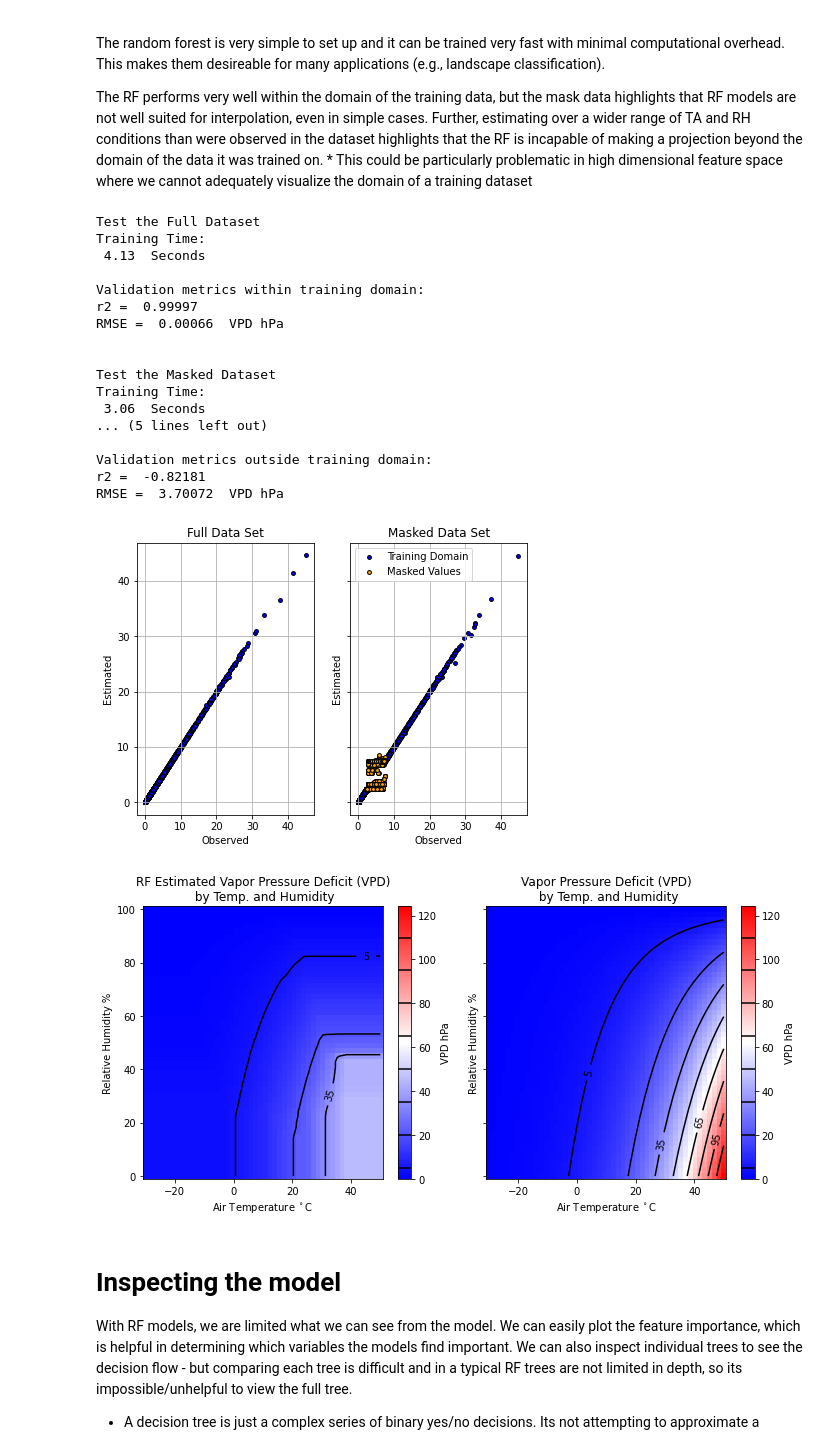
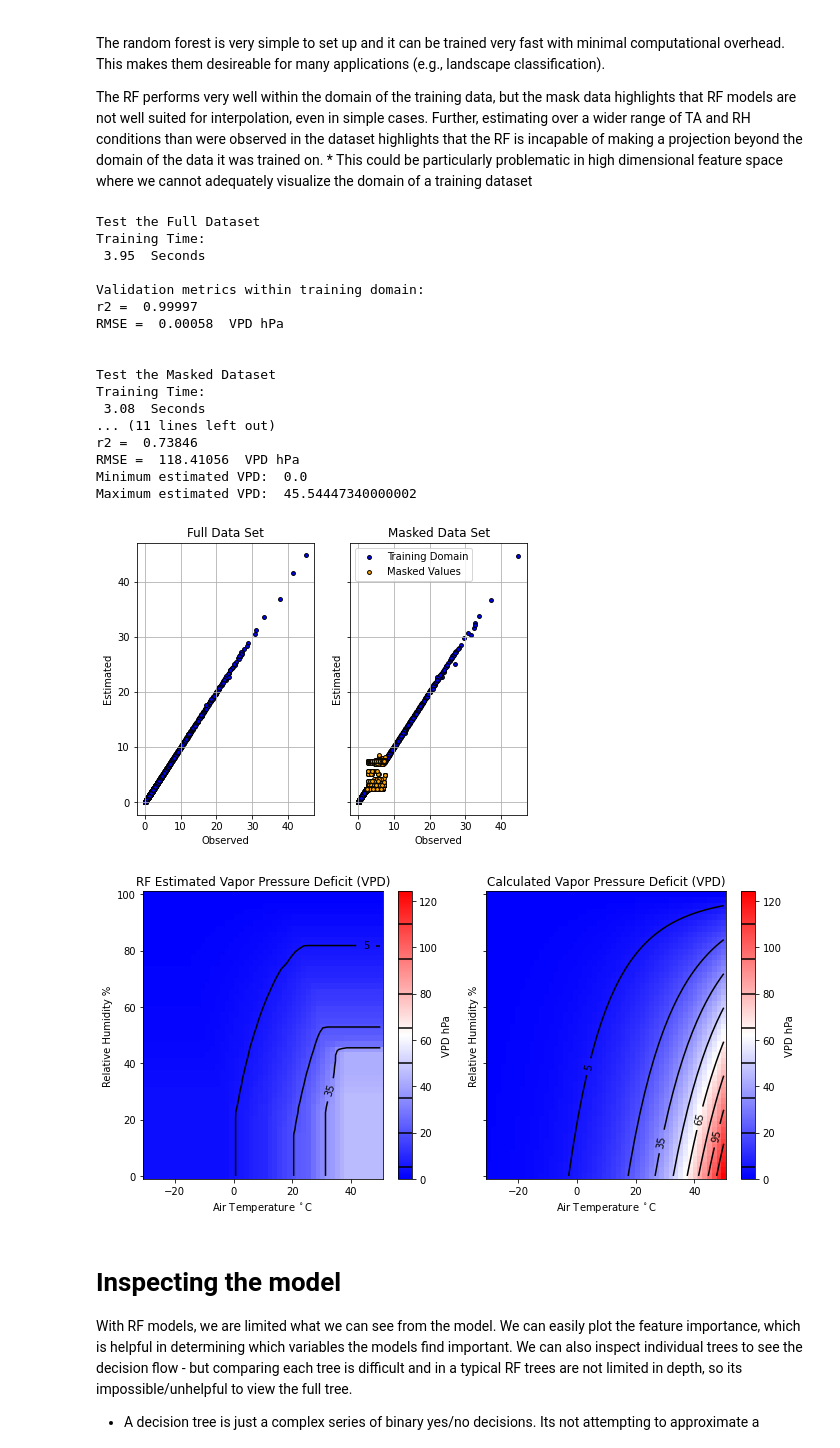
Before and after one commit to June-Skeeter/ML_Scripts, a Jupyter notebook: NN_v_RF_example.ipynb, the cells around one changed output. Saved outputs shown, nothing was run; the diff lists cells and outputs as text; code cells hidden in the pictures.

```diff
--- a/NN_v_RF_example.ipynb
+++ b/NN_v_RF_example.ipynb
@@ -132,6 +122,6 @@ ax = axes[1]
 Contour_Plot(ax,grid_TA,grid_RH,grid_VPD,cmap=cmap,norm=norm,unit=unit,bins=bins)
 ax.set_xlabel('Air Temperature $^\circ$C')
 ax.set_ylabel('Relative Humidity %')
-ax.set_title('Vapor Pressure Deficit (VPD)\n by Temp. and Humidity')
+ax.set_title('Calculated Vapor Pressure Deficit (VPD)')
 plt.tight_layout()
 # %% [output]
@@ -243,51 +219,60 @@ y_fill = RF_mask.predict(x_missing)
 R2 = metrics.r2_score(y_missing,y_fill)
 RMSE = metrics.mean_squared_error(y_missing,y_fill)
 print()
-print('Validation metrics outside training domain: \nr2 = ',
+print('Validation metrics for data gap: \nr2 = ',
         np.round(R2,5),'\nRMSE = ',np.round(RMSE,5),' '+unit)
 
 axes[1].scatter(y_missing,y_fill,label='Masked Values',color='orange',s=15,edgecolor='k')
 axes[1].set_title('Masked Data Set')
 axes[1].legend()
 
 # Test extrapolation capabilities
 
 RF_range_VPD = RF_full.predict(range_TA_RH.T)
 RF_grid_VPD = RF_range_VPD.T.reshape(grid_TA.shape)
 
+R2 = metrics.r2_score(grid_VPD.flatten(),RF_grid_VPD.flatten())
+RMSE = metrics.mean_squared_error(grid_VPD.flatten(),RF_grid_VPD.flatten())
+print()
+print('Validation metrics over wider Ta range (-30 to 50): \nr2 = ',
+        np.round(R2,5),'\nRMSE = ',np.round(RMSE,5),' '+unit)
+
+print('Minimum estimated VPD: ',RF_grid_VPD.min())
+print('Maximum estimated VPD: ',RF_grid_VPD.max())
+
 fig,axes=plt.subplots(1,2,figsize=(10,5),sharex=True,sharey=True)
 ax = axes[0]
 Contour_Plot(ax,grid_TA,grid_RH,RF_grid_VPD,cmap = cmap,norm=norm,unit=unit,bins=bins)
 ax.set_xlabel('Air Temperature $^\circ$C')
 ax.set_ylabel('Relative Humidity %')
-ax.set_title('RF Estimated Vapor Pressure Deficit (VPD)\n by Temp. and Humidity')
+ax.set_title('RF Estimated Vapor Pressure Deficit (VPD)')
 
 ax = axes[1]
 Contour_Plot(ax,grid_TA,grid_RH,grid_VPD,cmap = cmap,norm=norm,unit=unit,bins=bins)
 ax.set_xlabel('Air Temperature $^\circ$C')
 ax.set_ylabel('Relative Humidity %')
-ax.set_title('Vapor Pressure Deficit (VPD)\n by Temp. and Humidity')
+ax.set_title('Calculated Vapor Pressure Deficit (VPD)')
 plt.tight_layout()
 # %% [output]
 Test the Full Dataset
 Training Time:
- 4.13  Seconds
+ 3.95  Seconds
 
 Validation metrics within training domain:
 r2 =  0.99997
-RMSE =  0.00066  VPD hPa
+RMSE =  0.00058  VPD hPa
 
 
 Test the Masked Dataset
 Training Time:
- 3.06  Seconds
-... (5 lines left out)
-
-Validation metrics outside training domain:
-r2 =  -0.82181
-RMSE =  3.70072  VPD hPa
+ 3.08  Seconds
+... (11 lines left out)
+r2 =  0.73846
+RMSE =  118.41056  VPD hPa
+Minimum estimated VPD:  0.0
+Maximum estimated VPD:  45.54447340000002
-[figure, old version]
+[figure, new version]
-[figure, old version]
+[figure, new version]
 # %% [markdown]
 # Inspecting the model
 
```
Also changed, not shown: parts of 17 cells of this notebook.
